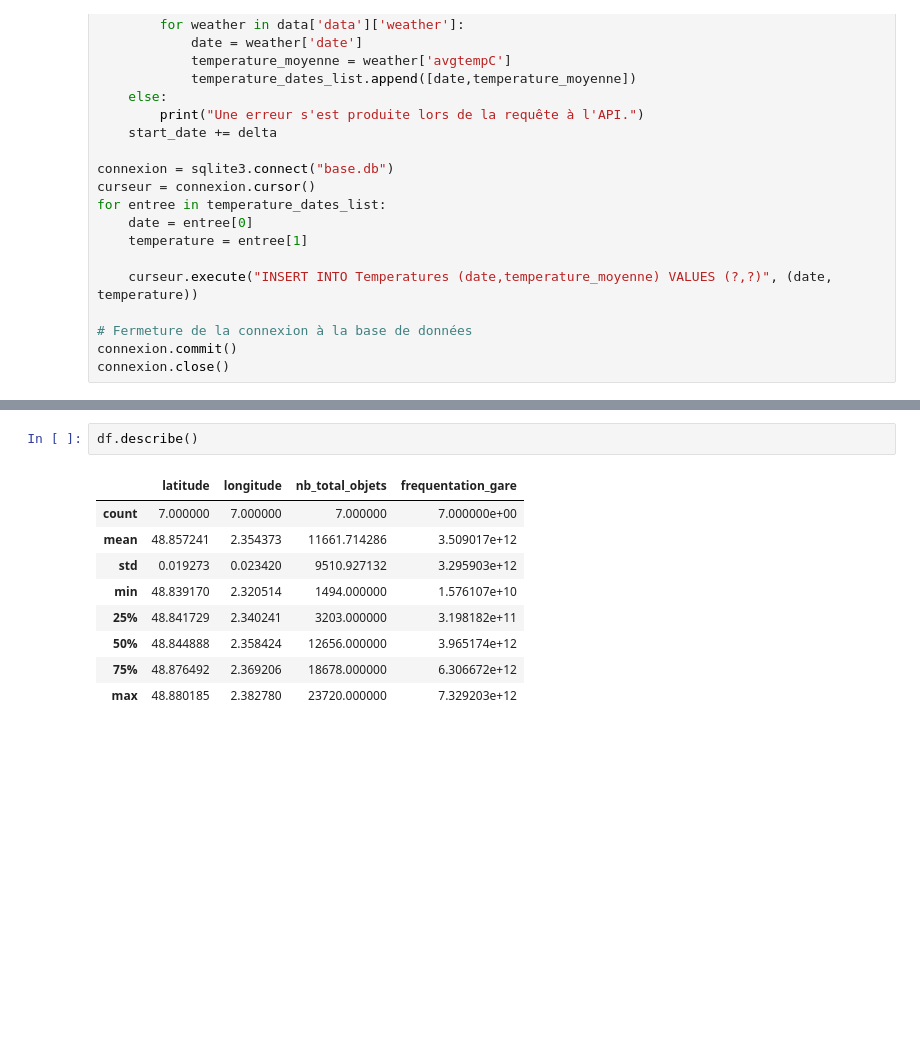
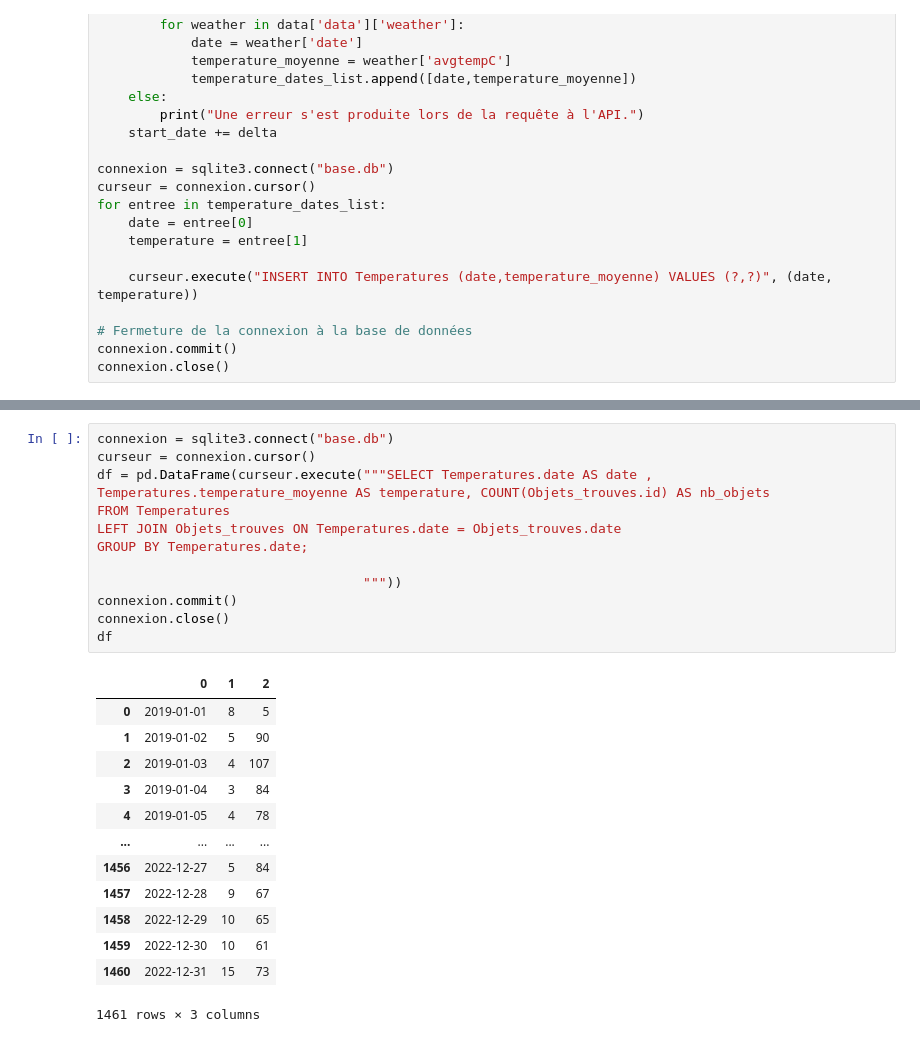
Before and after one commit to Manonp59/Lost_in_translation, a Jupyter notebook: src/main.ipynb, the cells around one changed output, grey strips where cells are left out. Cells and saved outputs as stored; diff of their text form; blank space fills up the shorter version.

```diff
--- a/src/main.ipynb
+++ b/src/main.ipynb
@@ -278,12 +238,26 @@ carte
-# %%
-df.describe()
-# %% [output]
-|  | latitude | longitude | nb_total_objets | frequentation_gare |
-| count | 7.000000 | 7.000000 | 7.000000 | 7.000000e+00 |
-| mean | 48.857241 | 2.354373 | 11661.714286 | 3.509017e+12 |
-| std | 0.019273 | 0.023420 | 9510.927132 | 3.295903e+12 |
-| min | 48.839170 | 2.320514 | 1494.000000 | 1.576107e+10 |
-| 25% | 48.841729 | 2.340241 | 3203.000000 | 3.198182e+11 |
-| 50% | 48.844888 | 2.358424 | 12656.000000 | 3.965174e+12 |
-| 75% | 48.876492 | 2.369206 | 18678.000000 | 6.306672e+12 |
-| max | 48.880185 | 2.382780 | 23720.000000 | 7.329203e+12 |
+# %%
+connexion = sqlite3.connect("base.db")
+curseur = connexion.cursor()
+df = pd.DataFrame(curseur.execute("""SELECT Temperatures.date AS date , Temperatures.temperature_moyenne AS temperature, COUNT(Objets_trouves.id) AS nb_objets
+FROM Temperatures
+LEFT JOIN Objets_trouves ON Temperatures.date = Objets_trouves.date
+GROUP BY Temperatures.date;
+
+                                  """))
+connexion.commit()
+connexion.close()
+df
+# %% [output]
+|  | 0 | 1 | 2 |
+| 0 | 2019-01-01 | 8 | 5 |
+| 1 | 2019-01-02 | 5 | 90 |
+| 2 | 2019-01-03 | 4 | 107 |
+| 3 | 2019-01-04 | 3 | 84 |
+| 4 | 2019-01-05 | 4 | 78 |
+| ... | ... | ... | ... |
+| 1456 | 2022-12-27 | 5 | 84 |
+| 1457 | 2022-12-28 | 9 | 67 |
+| 1458 | 2022-12-29 | 10 | 65 |
+| 1459 | 2022-12-30 | 10 | 61 |
+| 1460 | 2022-12-31 | 15 | 73 |
+1461 rows × 3 columns
```
Also changed, not shown: parts of 10 cells of this notebook, 3 other files.
